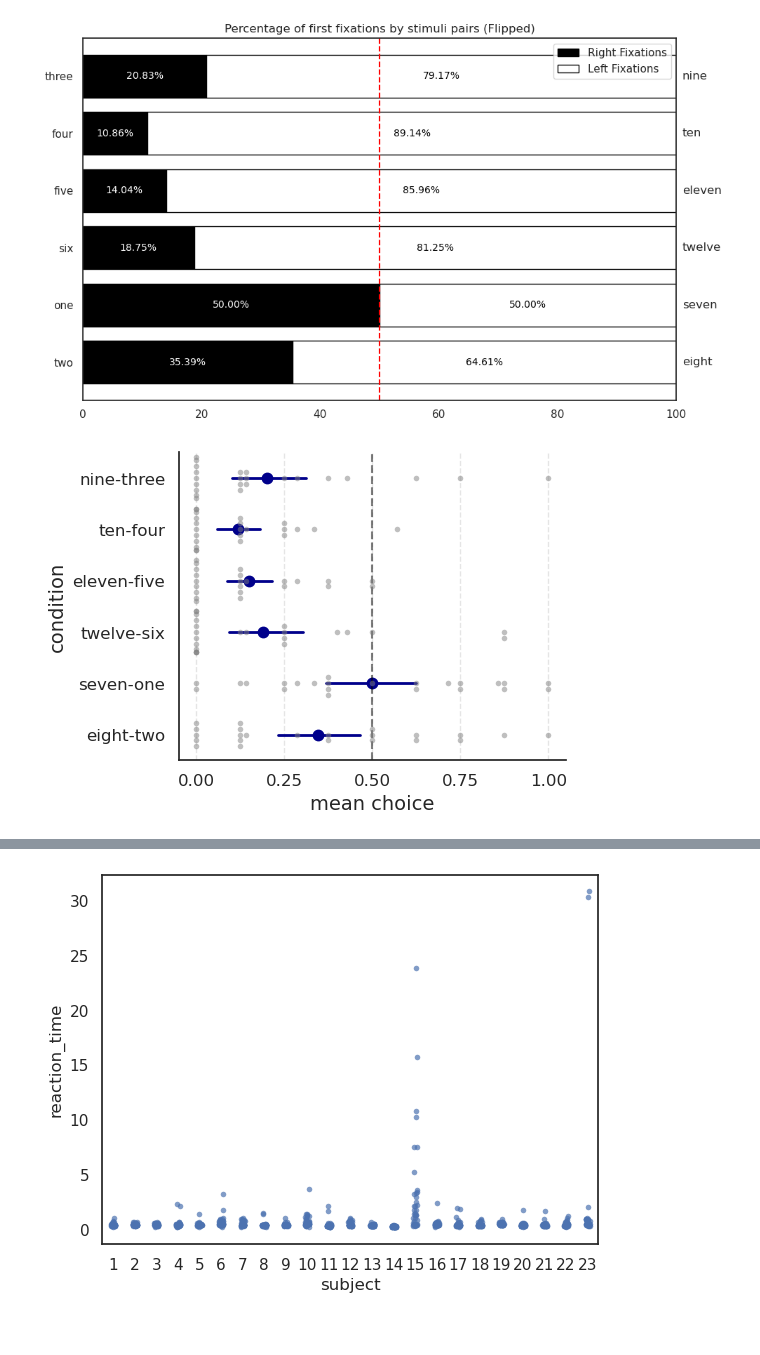
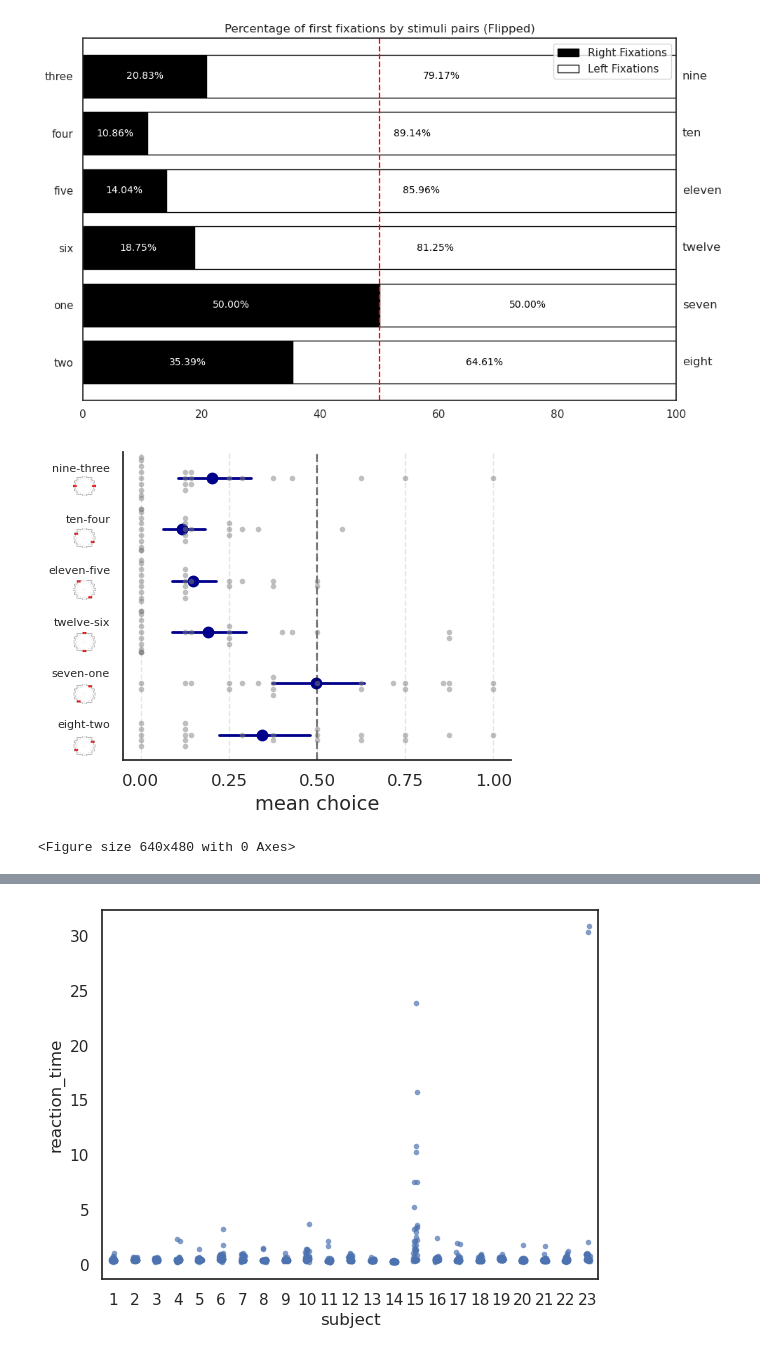
Before and after one commit to s-ccs/project_leftrightbias, a Jupyter notebook: code/scripts/DiagonalBias.ipynb, the cells around one changed output, grey strips where cells are left out. Drawn from its saved outputs; the diff is of its cells as text; code cells hidden in the pictures.

Commit message:
included small insets into plot

```diff
--- a/code/scripts/DiagonalBias.ipynb
+++ b/code/scripts/DiagonalBias.ipynb
@@ -332,6 +332,7 @@ plt.show()
 # %% [output]
 [figure]
 # %%
+import matplotlib
 # Define the correct order for the conditions based on the dataframe
 condition_order = ['nine-three', 'ten-four', 'eleven-five', 'twelve-six', 'seven-one', 'eight-two']
 
@@ -352,34 +353,64 @@ sns.pointplot(data=mean_choice_by_subject_condition,
               linestyle="none")  # Remove line connecting points
 
 # Swarmplot to show individual data points (flipped axes)
 sns.swarmplot(data=mean_choice_by_subject_condition,
               y='condition',
               x='mean_choice_by_condition',
               order=condition_order,
               color='gray',
               size=4,
               alpha=0.5)
 
 # Manuelles Anpassen der Marker-Ränder
 for artist in plt.gca().collections:
     artist.set_edgecolor('black')
 
 # Add dashed vertical line at 0.5
 plt.axvline(x=0.5, linestyle='--', color='black', alpha=0.5)
 
 # Customize the plot for scientific presentation
-plt.ylabel('condition', fontsize=14)
+plt.ylabel('', fontsize=14)
 plt.xlabel('mean choice', fontsize=14)
 #plt.title('Mean Choice per Condition with Distribution', fontsize=16, fontweight='bold')
 plt.xticks(np.arange(0.0, 1.125, 0.25), fontsize=12)  # Steps of 0.125
-plt.yticks(fontsize=12)
+plt.yticks(fontsize=8)
 plt.grid(axis='x', linestyle='--', alpha=0.5)
 sns.despine()
 
+# Create offset transform by 5 points in x direction
+dx = 0/72.; dy = 8/72.
+offset = matplotlib.transforms.ScaledTranslation(dx, dy, fig.dpi_scale_trans)
 
-plt.savefig(os.path.join('..','..','typst-paper',date_str+'_choice.svg'),bbox_inches = "tight")
+# apply offset transform to all x ticklabels.
+for label in plt.gca().yaxis.get_majorticklabels():
+    label.set_transform(label.get_transform() + offset)
+
+
+
+
 
 # Show the plot
+#plt.gca().set_yticklabels(["          "])
+import matplotlib.image as mpimg
+xl, yl, xh, yh=np.array(plt.gca().get_position()).ravel()
+w=xh-xl
+h=yh-yl
+xp=xl-0.1*w #if replace '0' label, can also be calculated systematically using xlim()
+size=0.05
+
+
+for (c,hei) in zip([9,10,11,12,7,8],np.linspace(0.11,0.76,6)):
+    img=mpimg.imread(f'assets/clock_{c}.png')
+
+    ax1=plt.gcf().add_axes([xp-size*0.5, yh-hei, size, size]) # 0.11 : 0.76
+    ax1.axison = False
+    imgplot = ax1.imshow(img)#transform=plt.gca().transAxes)
+
+
+
 plt.show()
+#plt.imshow(img)
+plt.savefig(os.path.join('..','..','typst-paper',date_str+'_choice.svg'),bbox_inches = "tight")
 # %% [output]
-[figure, old version]
+[figure, new version]
+<Figure size 640x480 with 0 Axes>
```
Also changed, not shown: parts of 1 cell of this notebook, 8 other files.
